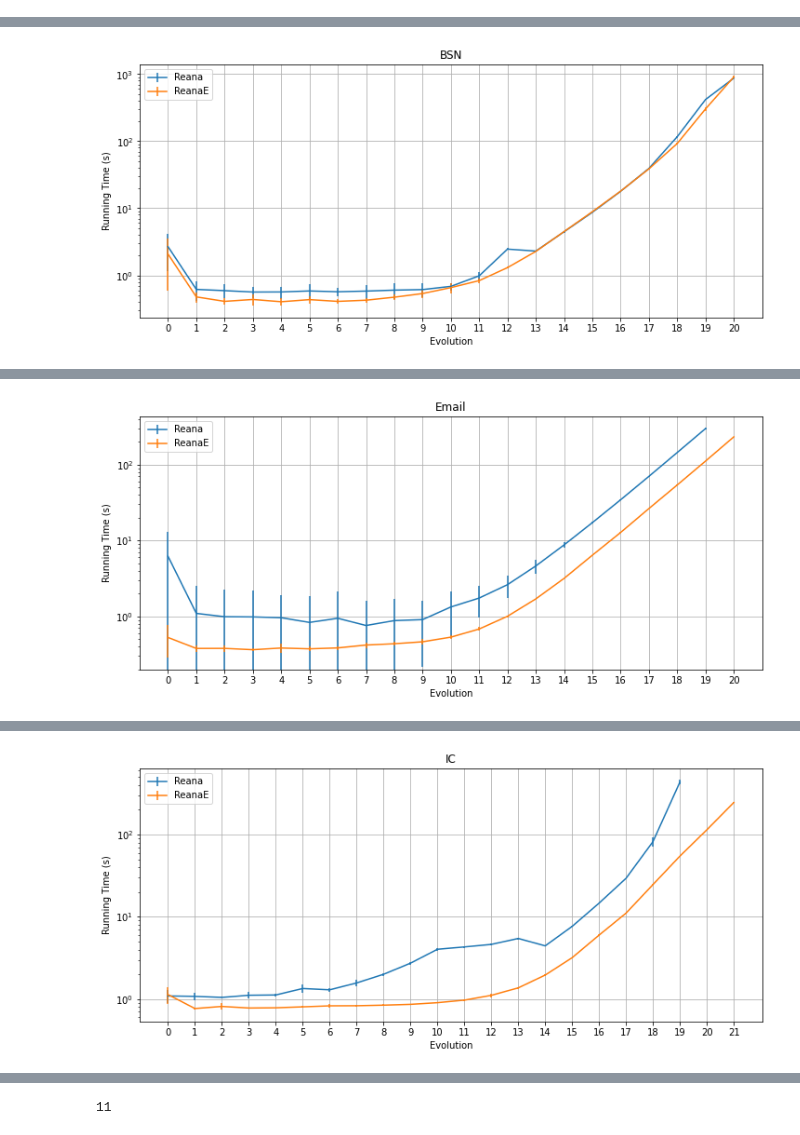
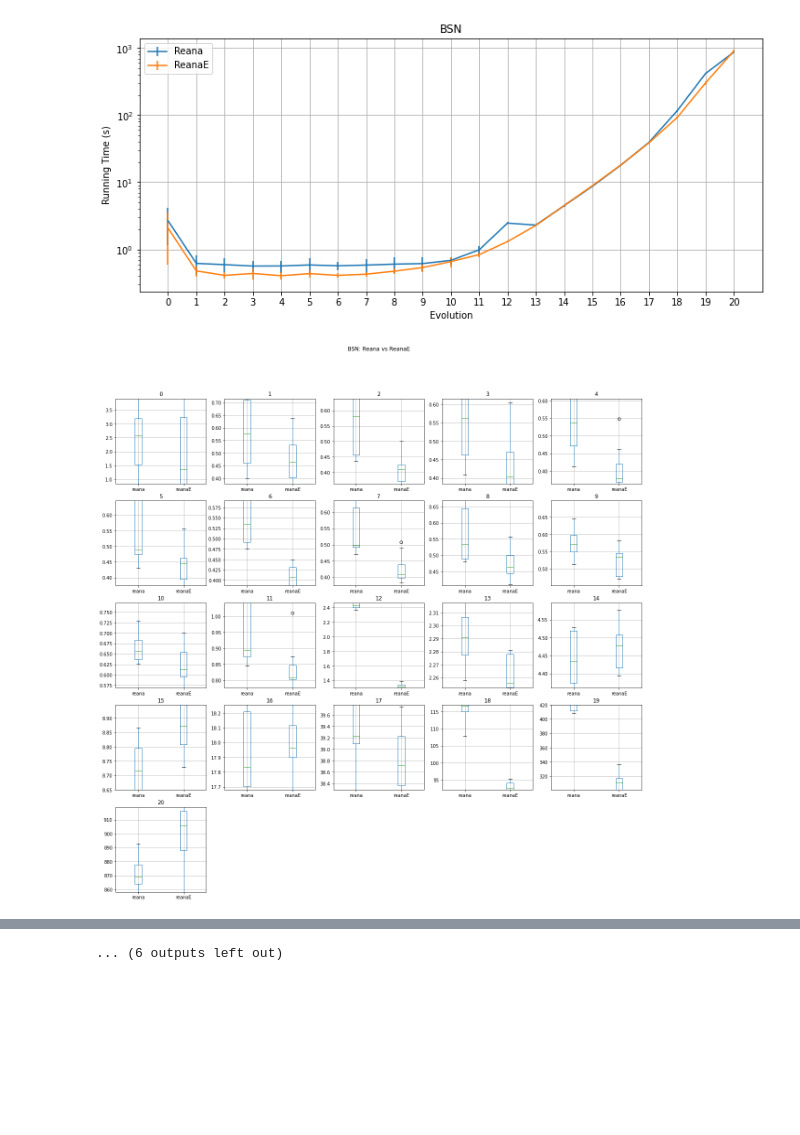
Before and after one commit to DSPL4C2/reana-data, a Jupyter notebook: ReanaData.ipynb, the cells around one changed output, grey strips where cells are left out. Cells and saved outputs as stored; diff of their text form; code cells hidden in the pictures; blank space fills up the shorter version.

Commit message:
Add TankWar data, update analysis

```diff
--- a/ReanaData.ipynb
+++ b/ReanaData.ipynb
@@ -45,23 +46,27 @@ for data_name in data_names:
 # %%
-def read_data(spl):
+def _read_data(spl):
     (fn1, fn2) = ['totalTime{}{}.csv'.format(spl, t) for t in ['Reana', 'ReanaE']]
 
     df1 = pd.read_csv(fn1, header=None).transpose()
     df2 = pd.read_csv(fn2, header=None).transpose()
 
     n = min(df1.shape[0], df2.shape[0])
-    print(n)
+    # delete extra rows in one df (to match sample sizes)
     if df1.shape[0] > n:
         rows = list(range(n, df1.shape[0]))
-        print('Dropping rows {} from df1'.format(rows))
+        # print('Dropping rows {} from df1'.format(rows))
         df1 = df1.drop(rows)
     elif df2.shape[0] > n:
         rows = list(range(n, df2.shape[0]))
-        print('Dropping rows {} from df2'.format(rows))
+        # print('Dropping rows {} from df2'.format(rows))
         df2 = df2.drop(rows)
 
     df = pd.concat([df1, df2], keys=['reana', 'reanae'])
     df /= 1000.0
 
+    return df, n
+
+def read_data(spl):
+    df, n = _read_data(spl)
     df['Type'] = np.repeat(['reana', 'reanaE'], [n, n], axis=0)
     return df
@@ -143,7 +133,25 @@ def make_bar_graph(df, spl):
     plt.show()
+# %%
+def get_extended_df(spl):
+    df, _= _read_data(spl)
+    reana_means = np.mean(df.loc['reana'])
+    reana_std = np.std(df.loc['reana'])
+
+    reanae_means = np.mean(df.loc['reanae'])
+    reanae_std = np.std(df.loc['reanae'])
+
+    # dfp = pd.concat([reana_means, reanae_means])
+    df['mean'] = pd.concat([reana_means, reanae_means], keys=['reana', 'reanae'])
+    df['std'] = pd.concat([reana_std, reanae_std], keys=['reana', 'reanae'])
+    return df
 # %%
-spls = ['BSN', 'Email', 'IC', 'Lift', 'MP']
+spls = ['BSN', 'Email', 'IC', 'Lift', 'MP', 'TW']
 for spl in spls:
     df = read_data(spl)
-    make_line_graph(df, spl, yscale='log', filename='{}.png'.format(spl))
+    dfe = get_extended_df(spl)
+    make_line_graph(df, spl, yscale='log', filename='graph-{}.png'.format(spl))
+    make_box_plot(df, spl, filename='boxplot-{}.png'.format(spl))
+    print(dfe.to_markdown())
 # %% [output]
+[figure]
+[figure, new version]
@@ -152 +174,0 @@ Dropping rows [11] from df2
-[figure]
@@ -154 +193,0 @@ Dropping rows [11] from df2
-[figure, old version]
@@ -156 +212,0 @@ Dropping rows [11] from df2
-[figure, old version]
@@ -159 +232 @@ Dropping rows [11] from df2
-11
+... (6 outputs left out)
```
Also changed, not shown: parts of 13 cells of this notebook, 17 other files.
